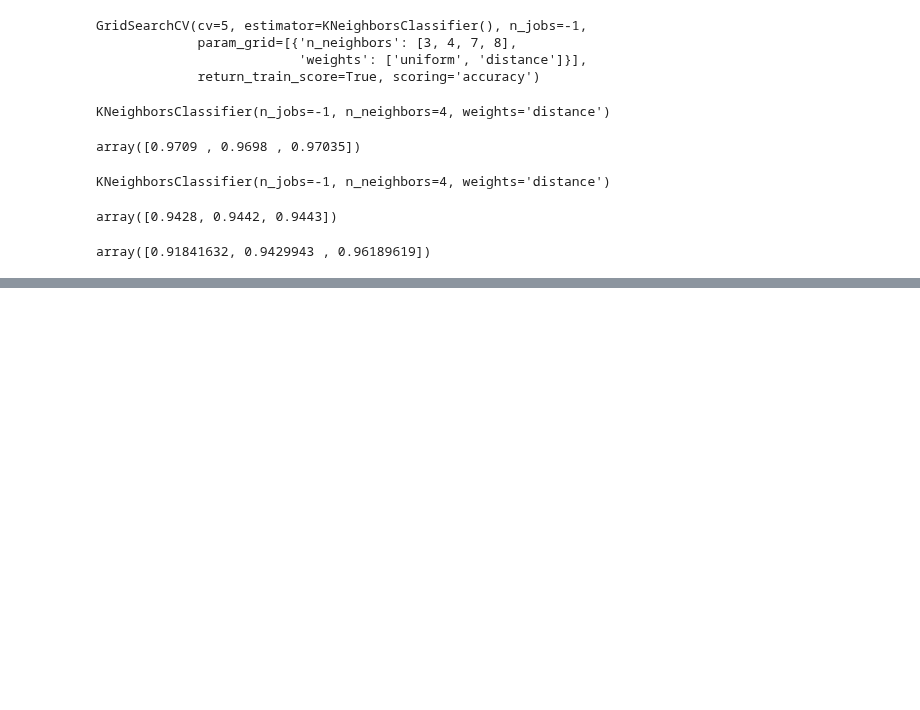
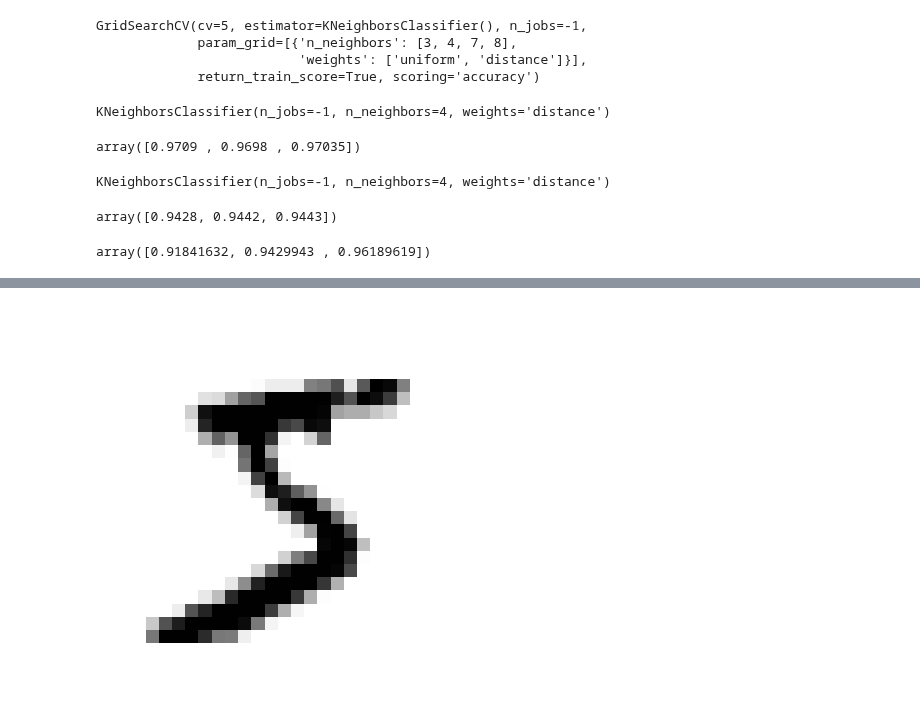
Before and after one commit to alinemitri/hands-on-ML-book, a Jupyter notebook: 03_project.ipynb, the cells around one changed output, grey strips where cells are left out. Saved outputs shown, nothing was run; the diff lists cells and outputs as text; code cells hidden in the pictures; blank space fills up the shorter version.

```diff
--- a/03_project.ipynb
+++ b/03_project.ipynb
@@ -547,0 +595,4 @@ array([0.91841632, 0.9429943 , 0.96189619])
+# %%
+reshape_array(b)
+# %% [output]
+[figure, added]
```
Also changed, not shown: parts of 19 cells of this notebook.
